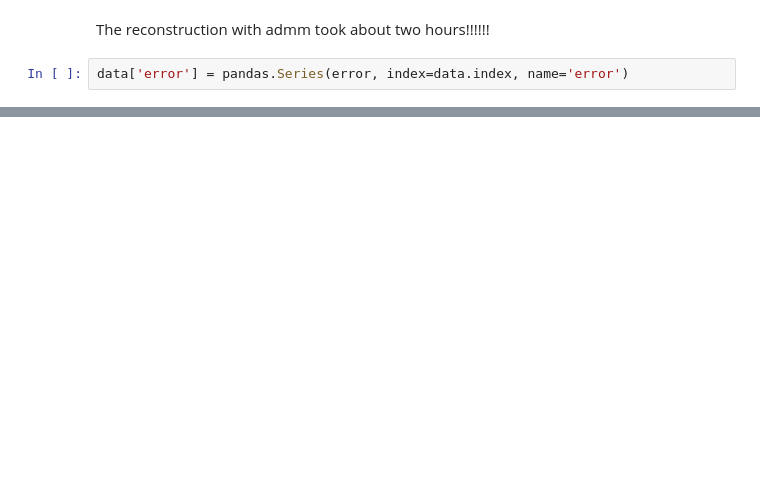
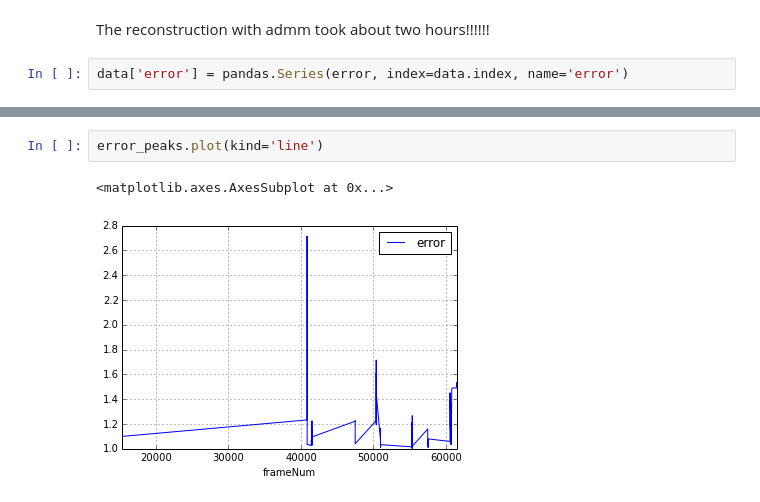
Before and after one commit to ingenieroariel/thesis, a Jupyter notebook: notes/034-visual-mbh-online-lars.ipynb, the cells around one changed output, grey strips where cells are left out. Cells and saved outputs as stored; diff of their text form; blank space fills up the shorter version.

```diff
--- a/notes/034-visual-mbh-online-lars.ipynb
+++ b/notes/034-visual-mbh-online-lars.ipynb
@@ -390,0 +417,5 @@ draw_trajectories('../../subway_exit_turnstiles.avi', data, groundtruth, '../../
+# %%
+error_peaks.plot(kind='line')
+# %% [output]
+<matplotlib.axes.AxesSubplot at 0x...>
+[figure, added]
```
Also changed, not shown: parts of 24 cells of this notebook, 1 other file.
